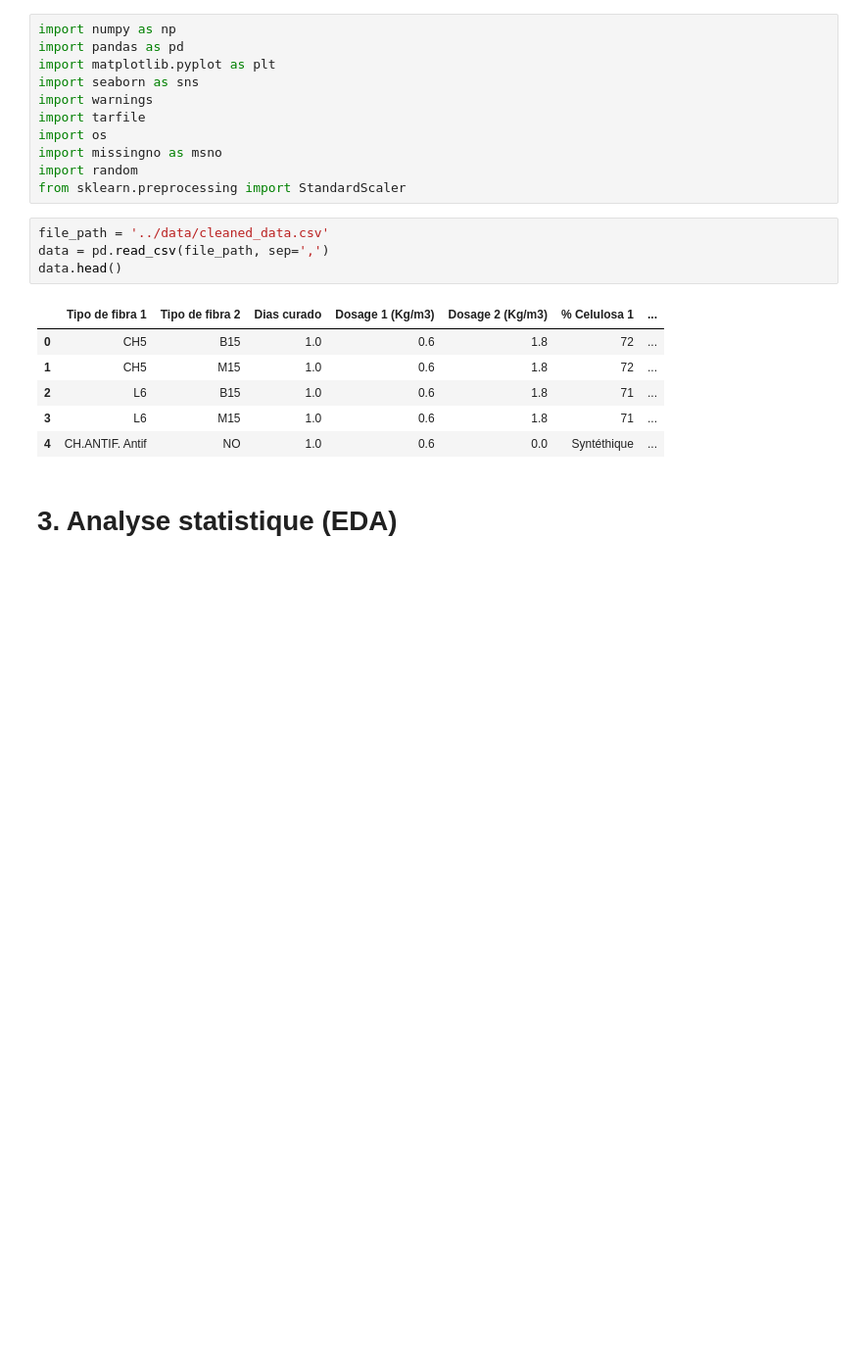
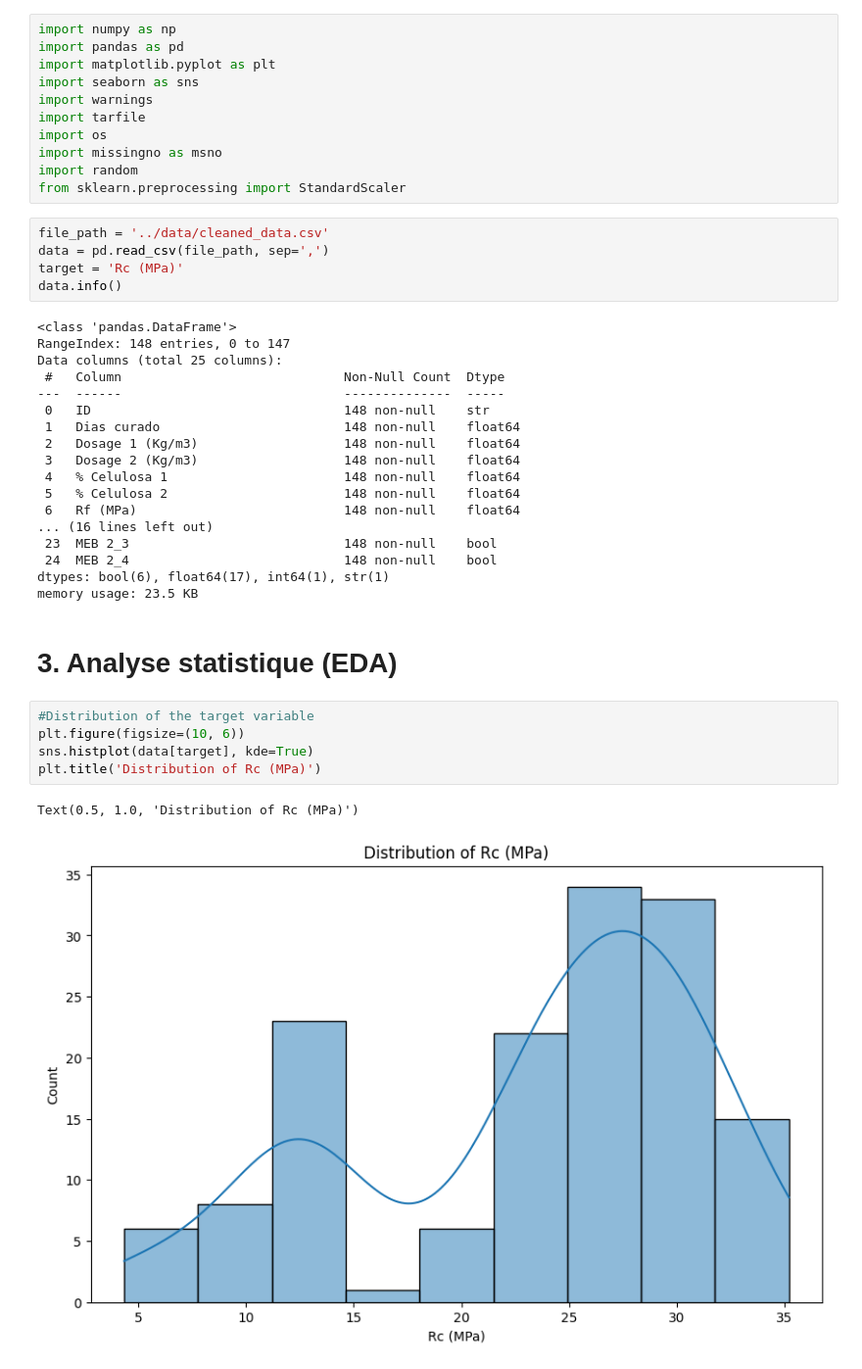
Before and after one commit to Mattbalaise/fiber-prediction-ir, a Jupyter notebook: code/statistical-analysis.ipynb, the cells around one changed output. Shown at 98% size. Saved outputs shown, nothing was run; the diff lists cells and outputs as text; blank space fills up the shorter version.

```diff
--- a/code/statistical-analysis.ipynb
+++ b/code/statistical-analysis.ipynb
@@ -12,16 +12,36 @@ from sklearn.preprocessing import StandardScaler
 # %%
 file_path = '../data/cleaned_data.csv'
 data = pd.read_csv(file_path, sep=',')
-data.head()
+target = 'Rc (MPa)'
+data.info()
 # %% [output]
-|  | Tipo de fibra 1 | Tipo de fibra 2 | Dias curado | Dosage 1 (Kg/m3) | Dosage 2 (Kg/m3) | % Celulosa 1 | ... |
-| 0 | CH5 | B15 | 1.0 | 0.6 | 1.8 | 72 | ... |
-| 1 | CH5 | M15 | 1.0 | 0.6 | 1.8 | 72 | ... |
-| 2 | L6 | B15 | 1.0 | 0.6 | 1.8 | 71 | ... |
-| 3 | L6 | M15 | 1.0 | 0.6 | 1.8 | 71 | ... |
-| 4 | CH.ANTIF. Antif | NO | 1.0 | 0.6 | 0.0 | Syntéthique | ... |
+<class 'pandas.DataFrame'>
+RangeIndex: 148 entries, 0 to 147
+Data columns (total 25 columns):
+ #   Column                             Non-Null Count  Dtype
+---  ------                             --------------  -----
+ 0   ID                                 148 non-null    str
+ 1   Dias curado                        148 non-null    float64
+ 2   Dosage 1 (Kg/m3)                   148 non-null    float64
+ 3   Dosage 2 (Kg/m3)                   148 non-null    float64
+ 4   % Celulosa 1                       148 non-null    float64
+ 5   % Celulosa 2                       148 non-null    float64
+ 6   Rf (MPa)                           148 non-null    float64
+... (16 lines left out)
+ 23  MEB 2_3                            148 non-null    bool
+ 24  MEB 2_4                            148 non-null    bool
+dtypes: bool(6), float64(17), int64(1), str(1)
+memory usage: 23.5 KB
 # %% [markdown]
 <h1>3. Analyse statistique (EDA)</h1>
+# %%
+#Distribution of the target variable
+plt.figure(figsize=(10, 6))
+sns.histplot(data[target], kde=True)
+plt.title('Distribution of Rc (MPa)')
+# %% [output]
+Text(0.5, 1.0, 'Distribution of Rc (MPa)')
+[figure, added]
 # %%
 numerical_columns = data.select_dtypes(include=['float64', 'int64']).columns
 categorical_columns = data.select_dtypes(include=['object'])
```
Also changed, not shown: parts of 20 cells of this notebook, 4 other files.
